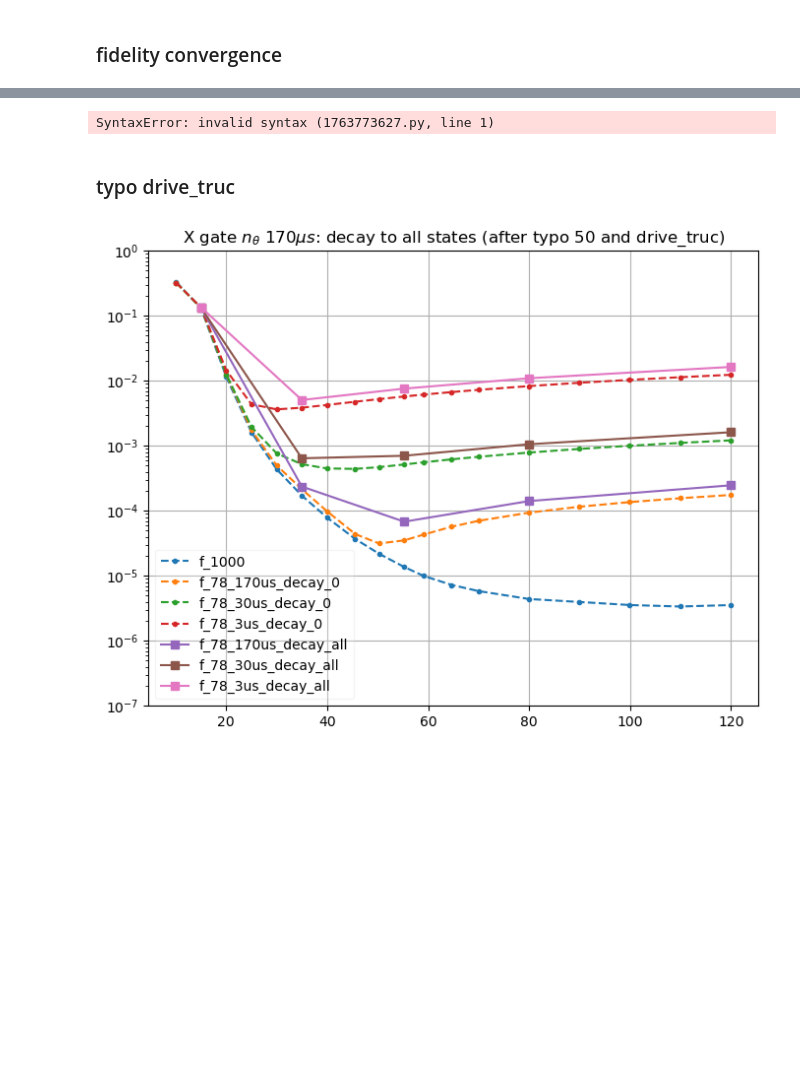
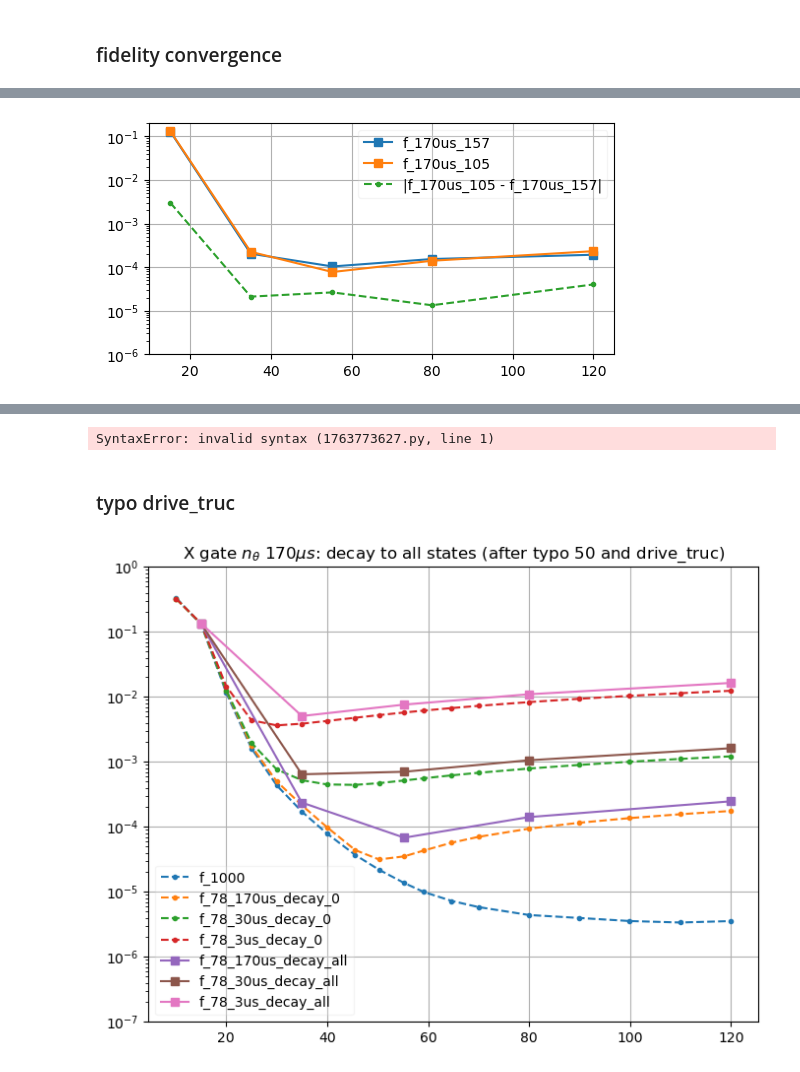
Before and after one commit to Zhenxing2020/two_qubit_gate_for_zero_pi_qubit, a Jupyter notebook: X_gate/Xgate_plot_theta.ipynb, the cells around one changed output, grey strips where cells are left out. Drawn from its saved outputs; the diff is of its cells as text; code cells hidden in the pictures; blank space fills up the shorter version.

```diff
--- a/X_gate/Xgate_plot_theta.ipynb
+++ b/X_gate/Xgate_plot_theta.ipynb
@@ -132,0 +144,12 @@ legend.get_frame().set_alpha(0.2)  # 0.5 makes the legend 50% transparent
+# %%
+fig, ax = plt.subplots(figsize=(6,3))
+plt.plot(params[:,0], 10**f_170us_157, 's-', label=r'f_170us_157')
+plt.plot(params[:,0], 10**f_170us_105, 's-', label=r'f_170us_105')
+plt.plot(params[:,0], np.abs(10**f_170us_105 - 10**f_170us_157), '.--', label=r'|f_170us_105 - f_170us_157|')
+plt.yscale('log')
+plt.ylim(1e-6, 2e-1)
+plt.grid()
+legend = plt.legend(    loc="best",    )
+legend.get_frame().set_alpha(0.2)  # 0.5 makes the legend 50% transparent
+# %% [output]
+[figure, added]
```
Also changed, not shown: parts of 5 cells of this notebook, 9 other files.
